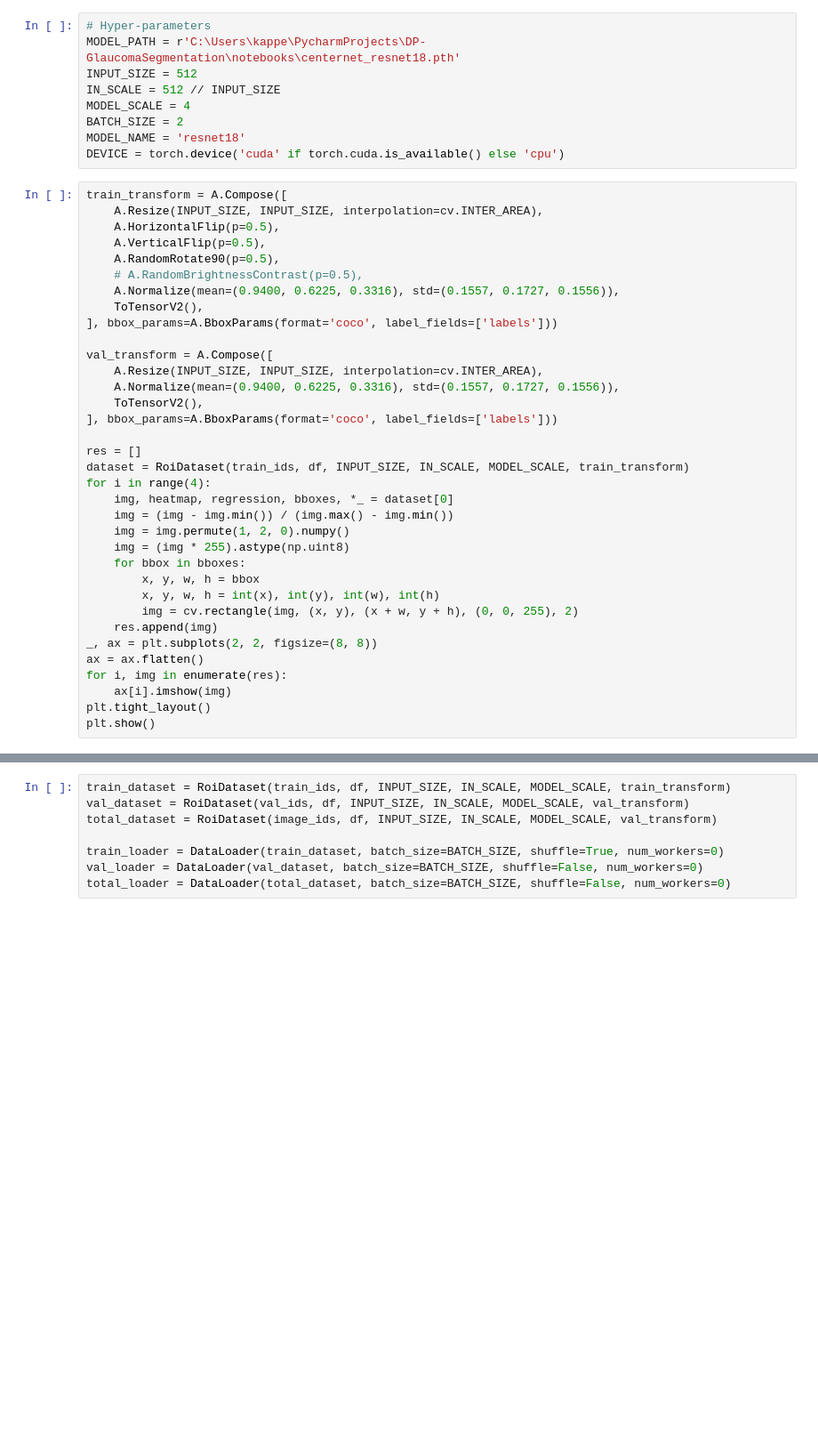
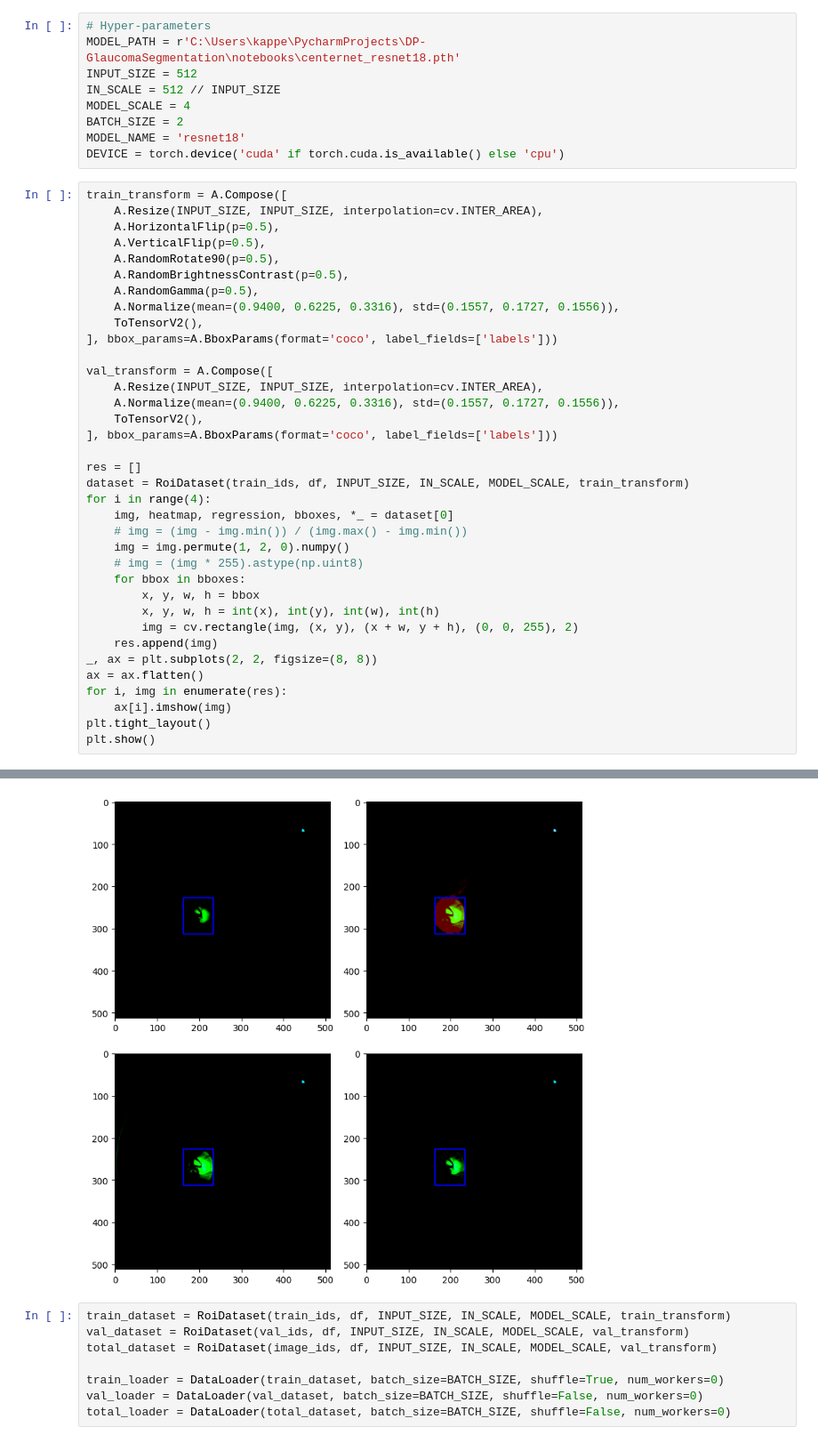
Before and after one commit to AkosKappel/DP-GlaucomaSegmentation, a Jupyter notebook: notebooks/centernet.ipynb, the cells around one changed output, grey strips where cells are left out. Shown: that part at 89% size. Cells and saved outputs as stored; diff of their text form; blank space fills up the shorter version.

```diff
--- a/notebooks/centernet.ipynb
+++ b/notebooks/centernet.ipynb
@@ -88,7 +111,8 @@ train_transform = A.Compose([
     A.HorizontalFlip(p=0.5),
     A.VerticalFlip(p=0.5),
     A.RandomRotate90(p=0.5),
-    # A.RandomBrightnessContrast(p=0.5),
+    A.RandomBrightnessContrast(p=0.5),
+    A.RandomGamma(p=0.5),
     A.Normalize(mean=(0.9400, 0.6225, 0.3316), std=(0.1557, 0.1727, 0.1556)),
     ToTensorV2(),
 ], bbox_params=A.BboxParams(format='coco', label_fields=['labels']))
@@ -103,9 +127,9 @@ res = []
 dataset = RoiDataset(train_ids, df, INPUT_SIZE, IN_SCALE, MODEL_SCALE, train_transform)
 for i in range(4):
     img, heatmap, regression, bboxes, *_ = dataset[0]
-    img = (img - img.min()) / (img.max() - img.min())
+    # img = (img - img.min()) / (img.max() - img.min())
     img = img.permute(1, 2, 0).numpy()
-    img = (img * 255).astype(np.uint8)
+    # img = (img * 255).astype(np.uint8)
     for bbox in bboxes:
         x, y, w, h = bbox
         x, y, w, h = int(x), int(y), int(w), int(h)
@@ -117,3 +141,4 @@ for i, img in enumerate(res):
     ax[i].imshow(img)
 plt.tight_layout()
 plt.show()
+# %% [output]
@@ -120,3 +149,4 @@ plt.show()
+[figure, added]
 # %%
 train_dataset = RoiDataset(train_ids, df, INPUT_SIZE, IN_SCALE, MODEL_SCALE, train_transform)
 val_dataset = RoiDataset(val_ids, df, INPUT_SIZE, IN_SCALE, MODEL_SCALE, val_transform)
```
Also changed, not shown: parts of 5 cells of this notebook, 2 other files.
